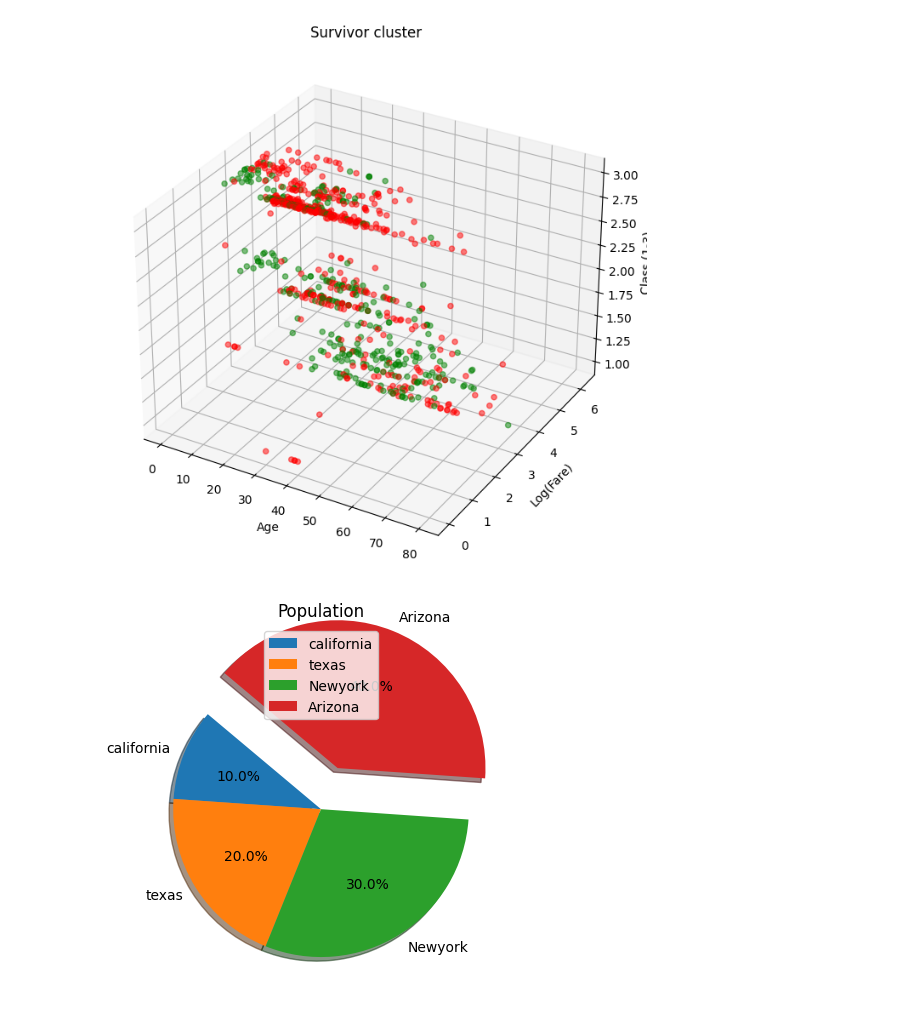
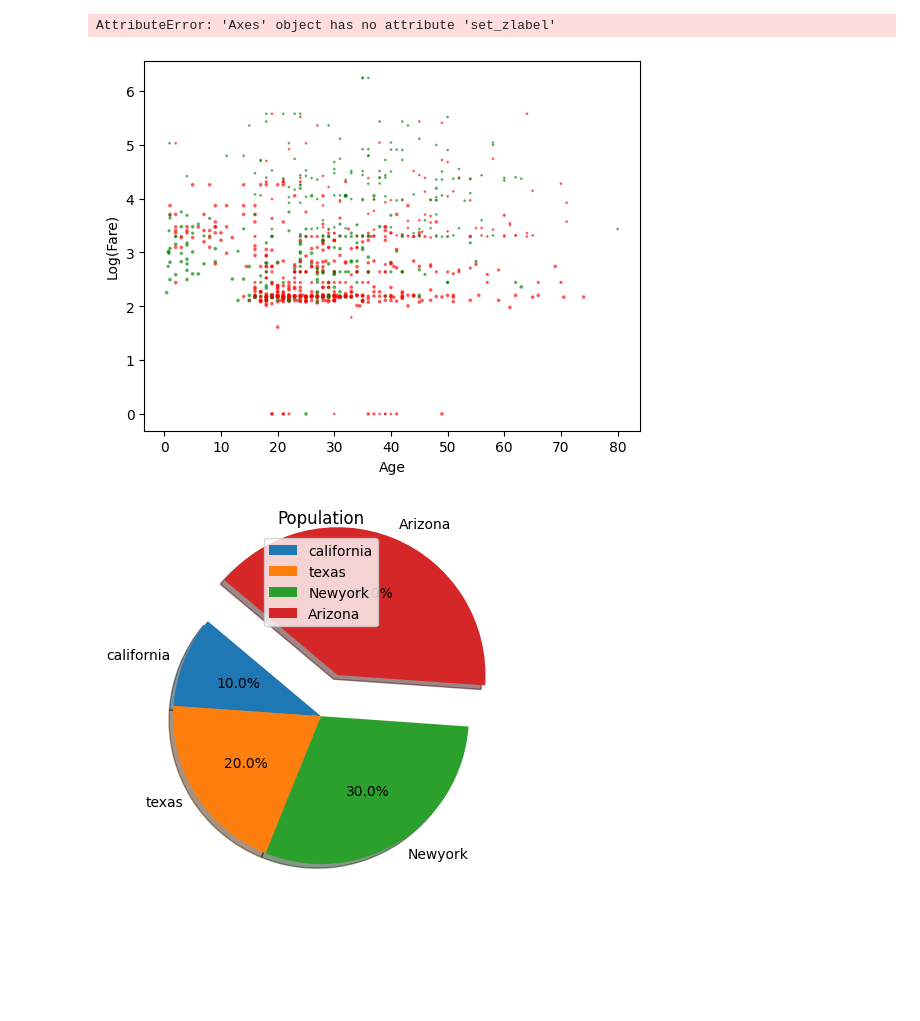
Before and after one commit to aaromalonline/jupyter_prgms, a Jupyter notebook: pandas.ipynb, the cells around one changed output. Saved outputs shown, nothing was run; the diff lists cells and outputs as text; code cells hidden in the pictures; blank space fills up the shorter version.

Commit message:
more plots and works

```diff
--- a/pandas.ipynb
+++ b/pandas.ipynb
@@ -1,22 +1,24 @@
 # %%
 import matplotlib.pyplot as plt
 from mpl_toolkits.mplot3d import Axes3D
 import numpy as np
+import pandas as pd
+
 df = pd.read_csv("./datasets/titanic.csv") #dataframe - dict with key as columns, titanic = {"Name", [....], "Age", [.....]}
 #print(df.groupby("Sex")["Survived"].mean())
 
-fig = plt.figure(figsize=(10, 8))
-ax = fig.add_subplot(111, projection='3d')
+fig, ax = plt.subplots()
 log_fare = np.log1p(df['Fare'])
 colors = df['Survived'].map({1: 'green', 0: 'red'})
 
 ax.scatter(df['Age'], log_fare, df['Pclass'], c=colors, alpha=0.5)
 ax.set_xlabel('Age')
 ax.set_ylabel('Log(Fare)')
 ax.set_zlabel('Class (1-3)')
 ax.set_title('Survivor cluster')
 plt.show()
 # %% [output]
+AttributeError: 'Axes' object has no attribute 'set_zlabel'
-[figure, old version]
+[figure, new version]
 # %%
 #creating own series objects, data frame and plotting it
```
Also changed, not shown: parts of 1 cell of this notebook, 2 other files.
